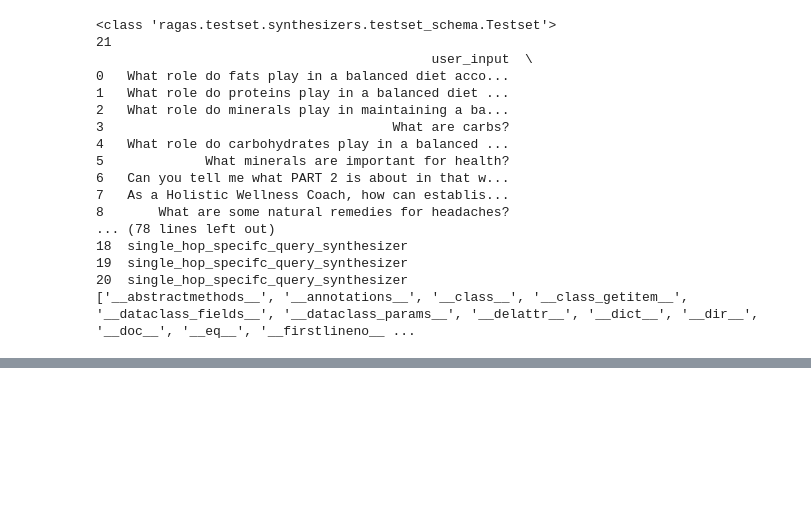
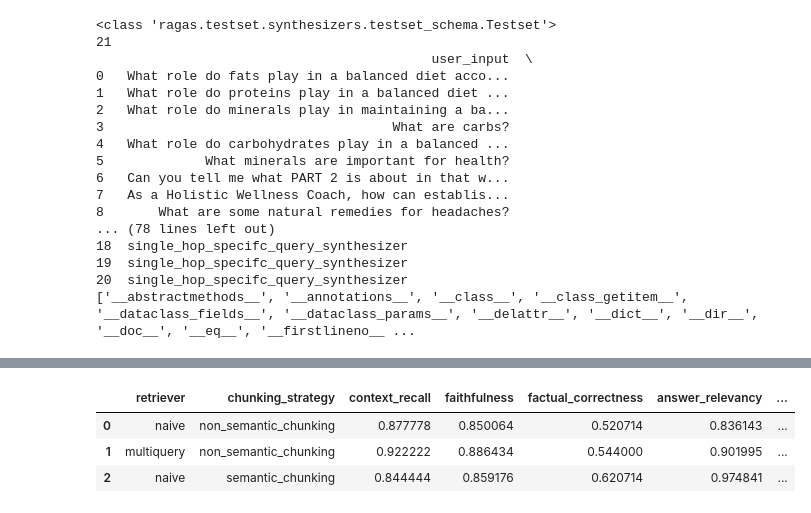
Before and after one commit to adeb09/AIE9, a Jupyter notebook: 11_Advanced_Retrieval/Advanced_Retrieval_with_LangChain_Assignment.ipynb, the cells around one changed output, grey strips where cells are left out. Drawn from its saved outputs; the diff is of its cells as text; code cells hidden in the pictures; blank space fills up the shorter version.

```diff
--- a/11_Advanced_Retrieval/Advanced_Retrieval_with_LangChain_Assignment.ipynb
+++ b/11_Advanced_Retrieval/Advanced_Retrieval_with_LangChain_Assignment.ipynb
@@ -600,0 +1368,2 @@ run()
+# %%
+metrics_df2 = run_experiment(document_sources=[f"{HEALTH_AND_WELLNESS_GUIDE_PATH}"])
@@ -600,0 +1427,7 @@ run()
+# %%
+metrics_df2
+# %% [output]
+|  | retriever | chunking_strategy | context_recall | faithfulness | factual_correctness | answer_relevancy | ... |
+| 0 | naive | non_semantic_chunking | 0.877778 | 0.850064 | 0.520714 | 0.836143 | ... |
+| 1 | multiquery | non_semantic_chunking | 0.922222 | 0.886434 | 0.544000 | 0.901995 | ... |
+| 2 | naive | semantic_chunking | 0.844444 | 0.859176 | 0.620714 | 0.974841 | ... |
```
Also changed, not shown: parts of 11 cells of this notebook, 3 other files.
